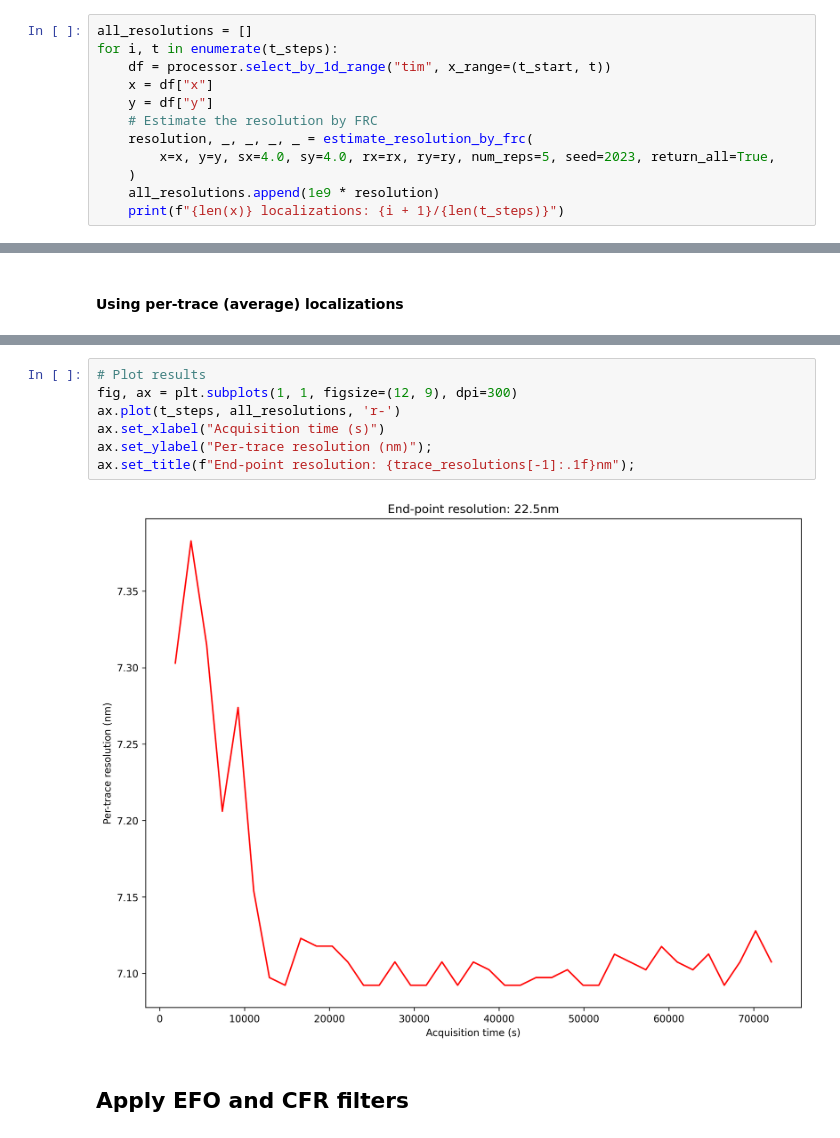
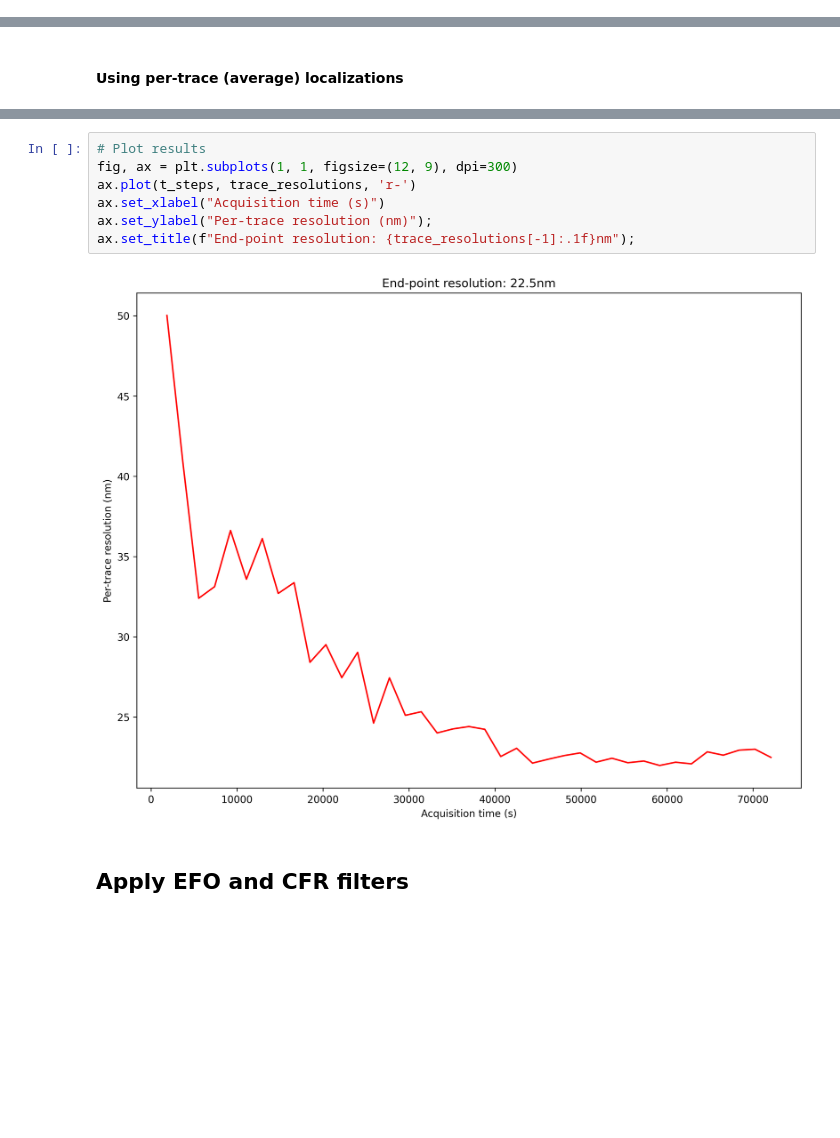
Before and after one commit to bsse-scf/pyMINFLUX, a Jupyter notebook: examples/processing.ipynb, the cells around one changed output, grey strips where cells are left out. Cells and saved outputs as stored; diff of their text form; blank space fills up the shorter version.

```diff
--- a/examples/processing.ipynb
+++ b/examples/processing.ipynb
@@ -90,12 +82,0 @@ ry = (processor.filtered_dataframe["y"].min(), processor.filtered_dataframe["y"]
-# %%
-all_resolutions = []
-for i, t in enumerate(t_steps):
-    df = processor.select_by_1d_range("tim", x_range=(t_start, t))
-    x = df["x"]
-    y = df["y"]
-    # Estimate the resolution by FRC
-    resolution, _, _, _, _ = estimate_resolution_by_frc(
-        x=x, y=y, sx=4.0, sy=4.0, rx=rx, ry=ry, num_reps=5, seed=2023, return_all=True,
-    )
-    all_resolutions.append(1e9 * resolution)
-    print(f"{len(x)} localizations: {i + 1}/{len(t_steps)}")
@@ -161,12 +115,12 @@ for i, t in enumerate(t_steps):
 # %%
 # Plot results
 fig, ax = plt.subplots(1, 1, figsize=(12, 9), dpi=300)
-ax.plot(t_steps, all_resolutions, 'r-')
+ax.plot(t_steps, trace_resolutions, 'r-')
 ax.set_xlabel("Acquisition time (s)")
 ax.set_ylabel("Per-trace resolution (nm)");
 ax.set_title(f"End-point resolution: {trace_resolutions[-1]:.1f}nm");
 # %% [output]
-[figure, old version]
+[figure, new version]
 # %% [markdown]
 ## Apply EFO and CFR filters
 # %%
```
Also changed, not shown: parts of 17 cells of this notebook.
